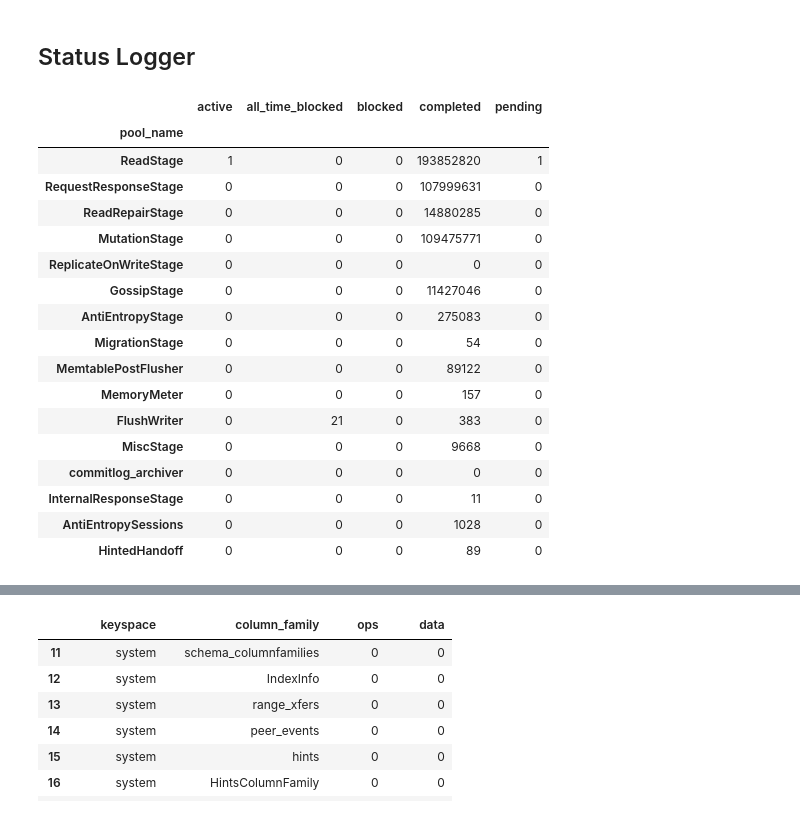
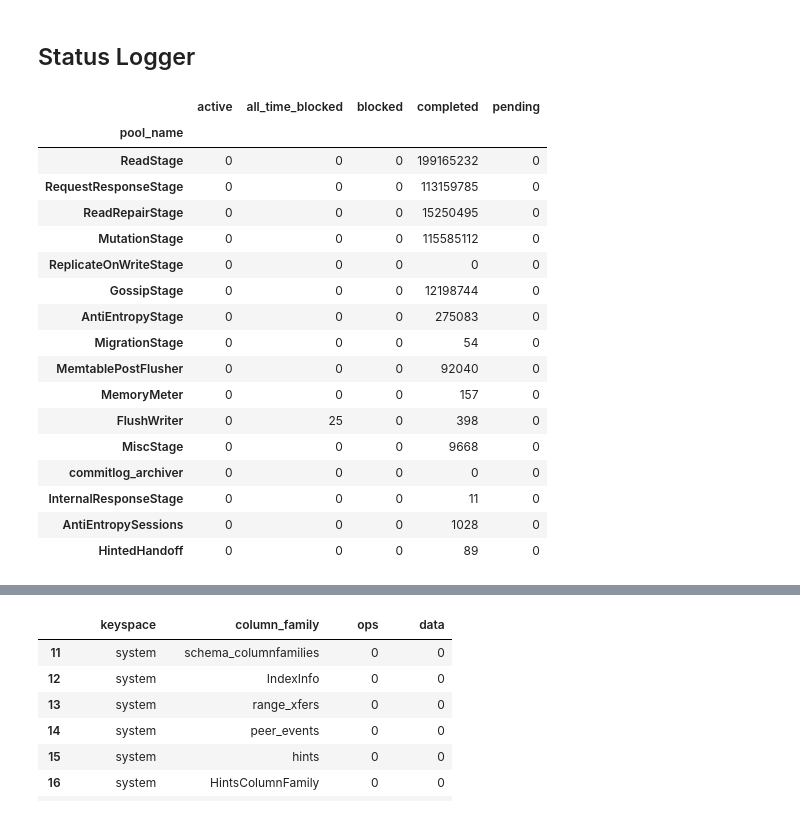
Before and after one commit to riptano/logparse, a Jupyter notebook: example.ipynb, the cells around one changed output, grey strips where cells are left out. Saved outputs shown, nothing was run; the diff lists cells and outputs as text; code cells hidden in the pictures.

```diff
--- a/example.ipynb
+++ b/example.ipynb
@@ -200,22 +196,22 @@ streaming_sessions.tail()
 # %% [markdown]
 ## Status Logger
 # %%
-thread_pool = pd.DataFrame.from_records(log.sessions[0]['status'][2]['thread_pool'],index='pool_name')
+thread_pool = pd.DataFrame.from_records(log.sessions[0]['status'][10]['thread_pool'],index='pool_name')
 thread_pool
 # %% [output]
 |  | active | all_time_blocked | blocked | completed | pending |
 | pool_name |  |  |  |  |  |
-| ReadStage | 1 | 0 | 0 | 193852820 | 1 |
-| RequestResponseStage | 0 | 0 | 0 | 107999631 | 0 |
-| ReadRepairStage | 0 | 0 | 0 | 14880285 | 0 |
-| MutationStage | 0 | 0 | 0 | 109475771 | 0 |
+| ReadStage | 0 | 0 | 0 | 199165232 | 0 |
+| RequestResponseStage | 0 | 0 | 0 | 113159785 | 0 |
+| ReadRepairStage | 0 | 0 | 0 | 15250495 | 0 |
+| MutationStage | 0 | 0 | 0 | 115585112 | 0 |
 | ReplicateOnWriteStage | 0 | 0 | 0 | 0 | 0 |
-| GossipStage | 0 | 0 | 0 | 11427046 | 0 |
+| GossipStage | 0 | 0 | 0 | 12198744 | 0 |
 | AntiEntropyStage | 0 | 0 | 0 | 275083 | 0 |
 | MigrationStage | 0 | 0 | 0 | 54 | 0 |
-| MemtablePostFlusher | 0 | 0 | 0 | 89122 | 0 |
+| MemtablePostFlusher | 0 | 0 | 0 | 92040 | 0 |
 | MemoryMeter | 0 | 0 | 0 | 157 | 0 |
-| FlushWriter | 0 | 21 | 0 | 383 | 0 |
+| FlushWriter | 0 | 25 | 0 | 398 | 0 |
 | MiscStage | 0 | 0 | 0 | 9668 | 0 |
 | commitlog_archiver | 0 | 0 | 0 | 0 | 0 |
 | InternalResponseStage | 0 | 0 | 0 | 11 | 0 |
```
Also changed, not shown: parts of 10 cells of this notebook, 6 other files.
